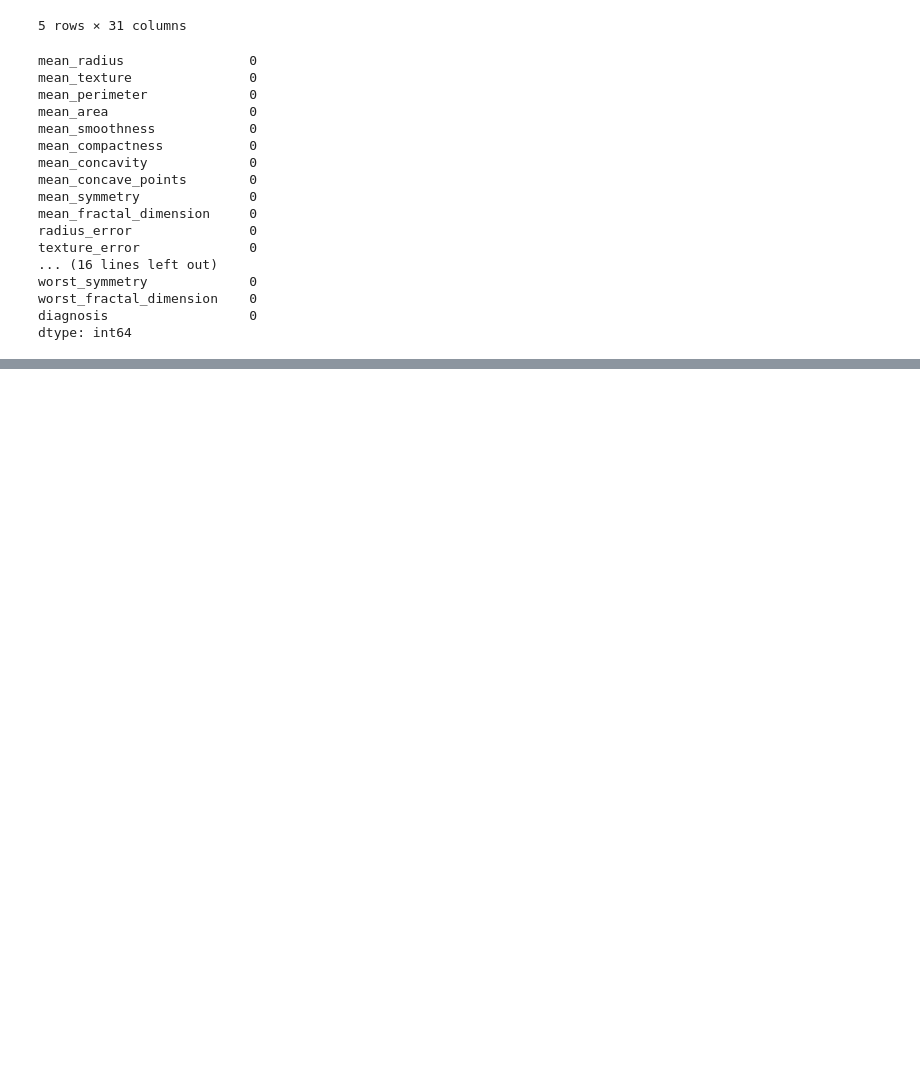
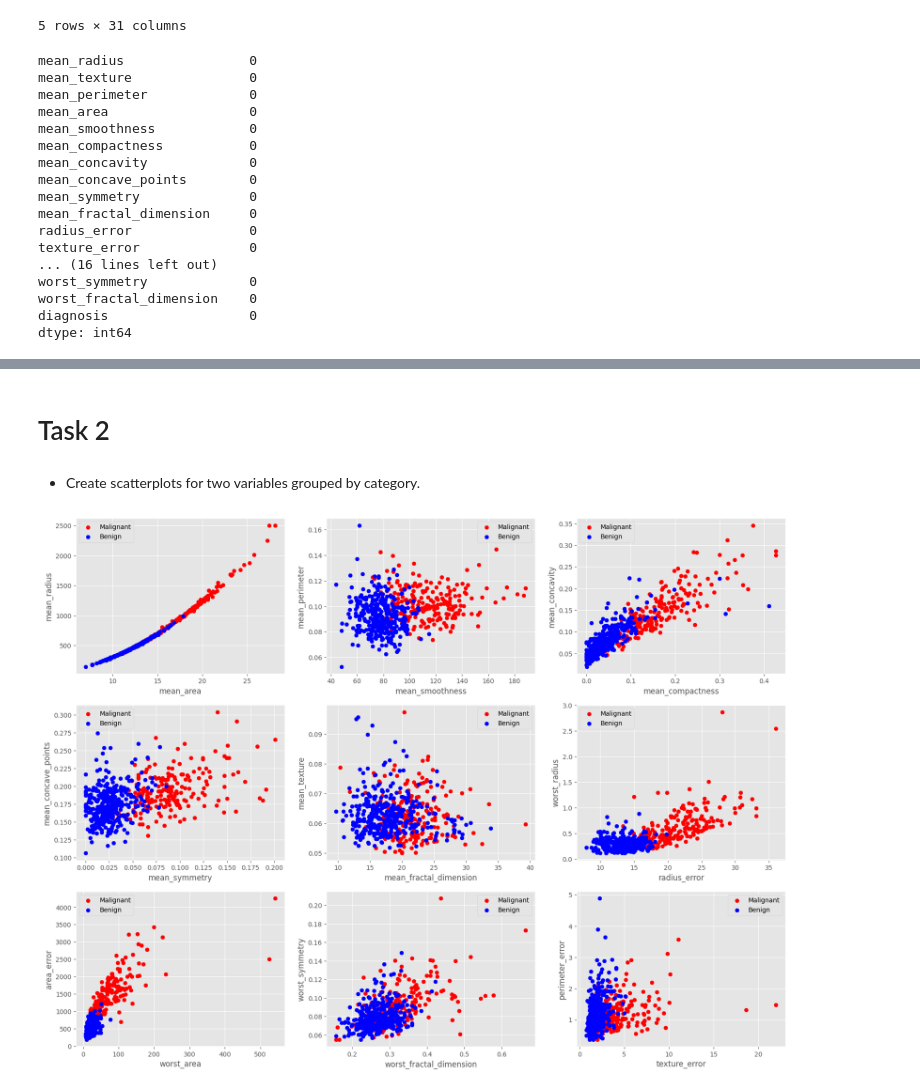
Before and after one commit to Blanqui04/Scientific-Programming-Final-Project---Group-C, a Jupyter notebook: Task1.ipynb, the cells around one changed output, grey strips where cells are left out. Cells and saved outputs as stored; diff of their text form; code cells hidden in the pictures; blank space fills up the shorter version.

Commit message:
2D scatterplots, + suggested features for the predictive model

```diff
--- a/Task1.ipynb
+++ b/Task1.ipynb
@@ -92 +93,68 @@ renamed_df.describe(include='all')
 8 rows × 31 columns
+# %% [markdown]
+# Task 2
+# %% [markdown]
+- Create scatterplots for two variables
+grouped by category.
+# %%
+plt.style.use('ggplot')
+# %%
+fig, axs = plt.subplots(3, 3,figsize=(20,15))
+axs[0,0].scatter(renamed_df.mean_radius[renamed_df.diagnosis == 0], renamed_df.mean_area[renamed_df.diagnosis == 0], color = 'red' , label = 'Malignant')
+axs[0,0].scatter(renamed_df.mean_radius[renamed_df.diagnosis == 1], renamed_df.mean_area[renamed_df.diagnosis == 1], color = 'blue' , label = 'Benign')
+axs[0,0].set_ylabel('mean_radius')
+axs[0,0].set_xlabel('mean_area')
+axs[0,0].legend()
+
+axs[0,1].scatter(renamed_df.mean_perimeter[renamed_df.diagnosis == 0], renamed_df.mean_smoothness[renamed_df.diagnosis == 0], color = 'red' , label = 'Malignant')
+axs[0,1].scatter(renamed_df.mean_perimeter[renamed_df.diagnosis == 1], renamed_df.mean_smoothness[renamed_df.diagnosis == 1], color = 'blue' , label = 'Benign')
+axs[0,1].set_ylabel('mean_perimeter')
+axs[0,1].set_xlabel('mean_smoothness')
+axs[0,1].legend()
+
+axs[0,2].scatter(renamed_df.mean_concavity[renamed_df.diagnosis == 0], renamed_df.mean_compactness[renamed_df.diagnosis == 0], color = 'red' , label = 'Malignant')
+axs[0,2].scatter(renamed_df.mean_concavity[renamed_df.diagnosis == 1], renamed_df.mean_compactness[renamed_df.diagnosis == 1], color = 'blue' , label = 'Benign')
+axs[0,2].set_ylabel('mean_concavity')
+axs[0,2].set_xlabel('mean_compactness')
+axs[0,2].legend()
+
+
+axs[1,0].scatter(renamed_df.mean_concave_points[renamed_df.diagnosis == 0], renamed_df.mean_symmetry[renamed_df.diagnosis == 0], color = 'red' , label = 'Malignant')
+axs[1,0].scatter(renamed_df.mean_concave_points[renamed_df.diagnosis == 1], renamed_df.mean_symmetry[renamed_df.diagnosis == 1], color = 'blue' , label = 'Benign')
+axs[1,0].set_ylabel('mean_concave_points')
+axs[1,0].set_xlabel('mean_symmetry')
+axs[1,0].legend()
+
+axs[1,1].scatter(renamed_df.mean_texture[renamed_df.diagnosis == 0], renamed_df.mean_fractal_dimension[renamed_df.diagnosis == 0], color = 'red' , label = 'Malignant')
+axs[1,1].scatter(renamed_df.mean_texture[renamed_df.diagnosis == 1], renamed_df.mean_fractal_dimension[renamed_df.diagnosis == 1], color = 'blue' , label = 'Benign')
+axs[1,1].set_ylabel('mean_texture')
+axs[1,1].set_xlabel('mean_fractal_dimension')
+axs[1,1].legend()
+
+axs[1,2].scatter(renamed_df.worst_radius[renamed_df.diagnosis == 0], renamed_df.radius_error[renamed_df.diagnosis == 0], color = 'red' , label = 'Malignant')
+axs[1,2].scatter(renamed_df.worst_radius[renamed_df.diagnosis == 1], renamed_df.radius_error[renamed_df.diagnosis == 1], color = 'blue' , label = 'Benign')
+axs[1,2].set_ylabel('worst_radius')
+axs[1,2].set_xlabel('radius_error')
+axs[1,2].legend()
+
+axs[2,0].scatter(renamed_df.area_error[renamed_df.diagnosis == 0], renamed_df.worst_area[renamed_df.diagnosis == 0], color = 'red' , label = 'Malignant')
+axs[2,0].scatter(renamed_df.area_error[renamed_df.diagnosis == 1], renamed_df.worst_area[renamed_df.diagnosis == 1], color = 'blue' , label = 'Benign')
+axs[2,0].set_ylabel('area_error')
+axs[2,0].set_xlabel('worst_area')
+axs[2,0].legend()
+
+axs[2,1].scatter(renamed_df.worst_symmetry[renamed_df.diagnosis == 0], renamed_df.worst_fractal_dimension[renamed_df.diagnosis == 0], color = 'red' , label = 'Malignant')
+axs[2,1].scatter(renamed_df.worst_symmetry[renamed_df.diagnosis == 1], renamed_df.worst_fractal_dimension[renamed_df.diagnosis == 1], color = 'blue' , label = 'Benign')
+axs[2,1].set_ylabel('worst_symmetry')
+axs[2,1].set_xlabel('worst_fractal_dimension')
+axs[2,1].legend()
+
+axs[2,2].scatter(renamed_df.perimeter_error[renamed_df.diagnosis == 0], renamed_df.texture_error[renamed_df.diagnosis == 0], color = 'red' , label = 'Malignant')
+axs[2,2].scatter(renamed_df.perimeter_error[renamed_df.diagnosis == 1], renamed_df.texture_error[renamed_df.diagnosis == 1], color = 'blue' , label = 'Benign')
+axs[2,2].set_ylabel('perimeter_error')
+axs[2,2].set_xlabel('texture_error')
+axs[2,2].legend()
+
+plt.show()
+# %% [output]
+[figure, added]
```
Also changed, not shown: parts of 3 cells of this notebook.
